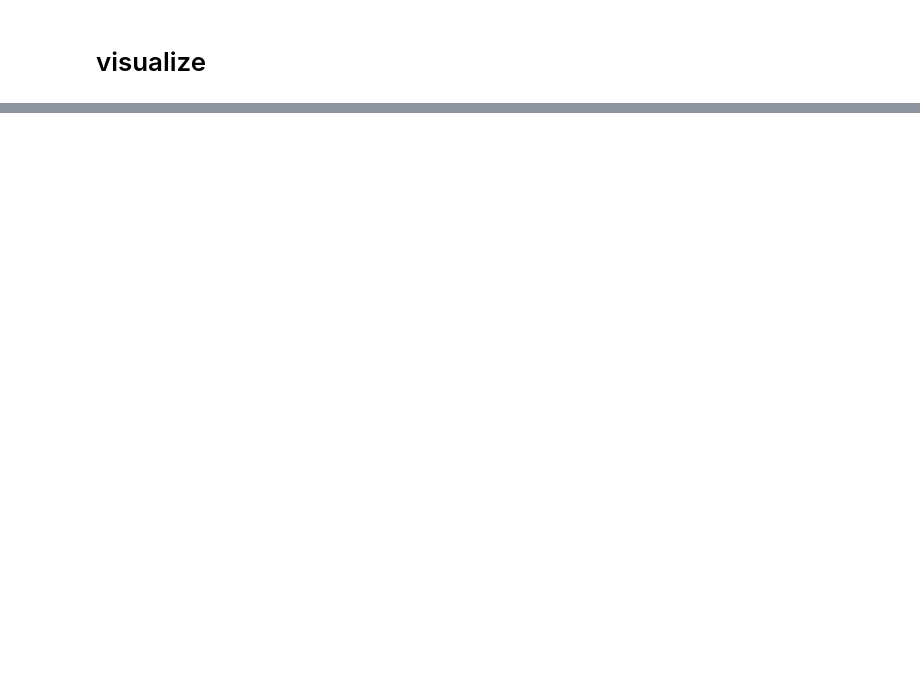
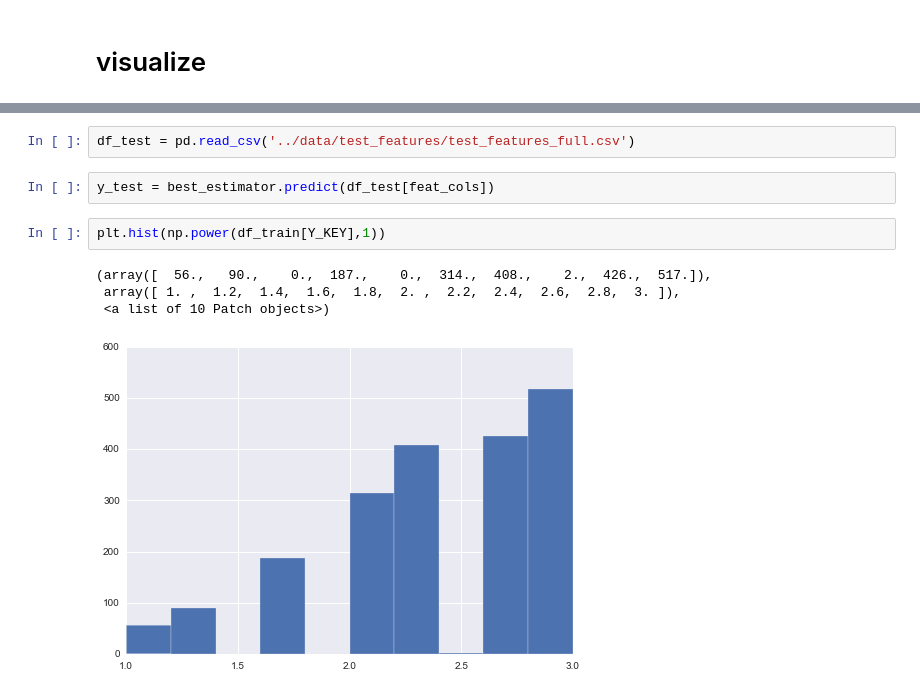
Before and after one commit to clementfung/machine-intelligence, a Jupyter notebook: experiment/regression-models.ipynb, the cells around one changed output, grey strips where cells are left out. Drawn from its saved outputs; the diff is of its cells as text; blank space fills up the shorter version.

```diff
--- a/experiment/regression-models.ipynb
+++ b/experiment/regression-models.ipynb
@@ -160,0 +456,11 @@ apse_k_fold([pipeline], df_train[feat_cols], df_train[Y_KEY], feature_selection=
+# %%
+df_test = pd.read_csv('../data/test_features/test_features_full.csv')
+# %%
+y_test = best_estimator.predict(df_test[feat_cols])
+# %%
+plt.hist(np.power(df_train[Y_KEY],1))
+# %% [output]
+(array([  56.,   90.,    0.,  187.,    0.,  314.,  408.,    2.,  426.,  517.]),
+ array([ 1. ,  1.2,  1.4,  1.6,  1.8,  2. ,  2.2,  2.4,  2.6,  2.8,  3. ]),
+ <a list of 10 Patch objects>)
+[figure, added]
```
Also changed, not shown: parts of 48 cells of this notebook, 5 other files.
